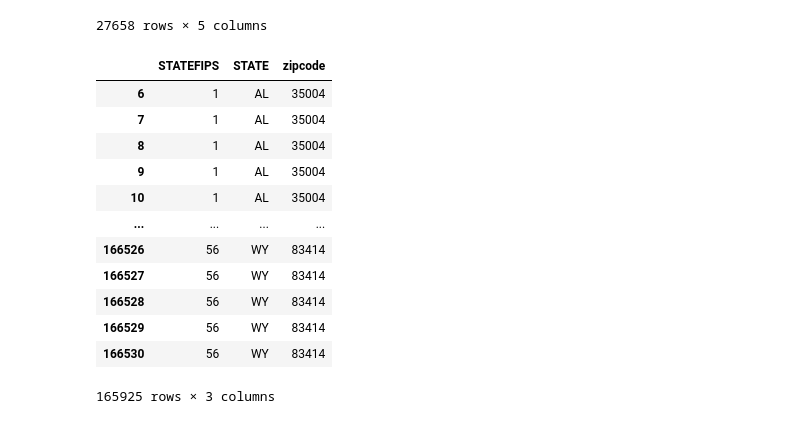
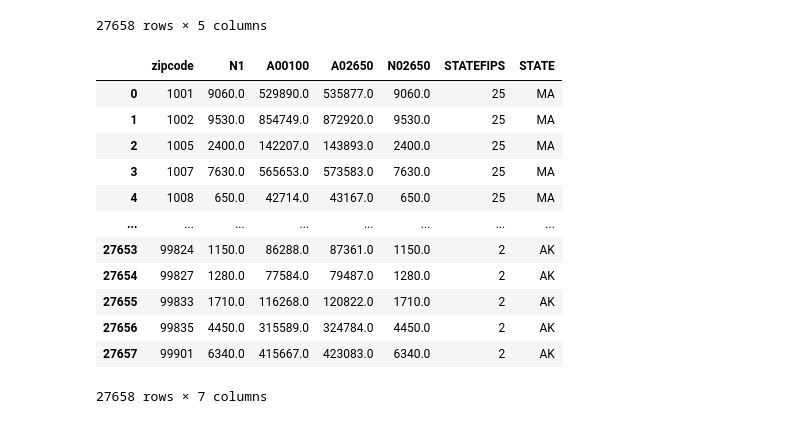
Before and after one commit to yvonneking1/socioecomics_and_your_diet, a Jupyter notebook: scratchpad.ipynb, the cells around one changed output. Cells and saved outputs as stored; diff of their text form; code cells hidden in the pictures.

```diff
--- a/scratchpad.ipynb
+++ b/scratchpad.ipynb
@@ -293,19 +293,23 @@ df3
 cols_to_keep = ["STATEFIPS", "STATE", "zipcode"]
 # %%
 state_zips = irs_df[cols_to_keep]
-# %%
-state_zips
-# %% [output]
-|  | STATEFIPS | STATE | zipcode |
-| 6 | 1 | AL | 35004 |
-| 7 | 1 | AL | 35004 |
-| 8 | 1 | AL | 35004 |
-| 9 | 1 | AL | 35004 |
-| 10 | 1 | AL | 35004 |
-| ... | ... | ... | ... |
-| 166526 | 56 | WY | 83414 |
-| 166527 | 56 | WY | 83414 |
-| 166528 | 56 | WY | 83414 |
-| 166529 | 56 | WY | 83414 |
-| 166530 | 56 | WY | 83414 |
-165925 rows × 3 columns
+# %%
+state_zips = state_zips.drop_duplicates(subset="zipcode")
+# %%
+df4 = df3.join(state_zips.set_index("zipcode"), on="zipcode")
+# %%
+df4
+# %% [output]
+|  | zipcode | N1 | A00100 | A02650 | N02650 | STATEFIPS | STATE |
+| 0 | 1001 | 9060.0 | 529890.0 | 535877.0 | 9060.0 | 25 | MA |
+| 1 | 1002 | 9530.0 | 854749.0 | 872920.0 | 9530.0 | 25 | MA |
+| 2 | 1005 | 2400.0 | 142207.0 | 143893.0 | 2400.0 | 25 | MA |
+| 3 | 1007 | 7630.0 | 565653.0 | 573583.0 | 7630.0 | 25 | MA |
+| 4 | 1008 | 650.0 | 42714.0 | 43167.0 | 650.0 | 25 | MA |
+| ... | ... | ... | ... | ... | ... | ... | ... |
+| 27653 | 99824 | 1150.0 | 86288.0 | 87361.0 | 1150.0 | 2 | AK |
+| 27654 | 99827 | 1280.0 | 77584.0 | 79487.0 | 1280.0 | 2 | AK |
+| 27655 | 99833 | 1710.0 | 116268.0 | 120822.0 | 1710.0 | 2 | AK |
+| 27656 | 99835 | 4450.0 | 315589.0 | 324784.0 | 4450.0 | 2 | AK |
+| 27657 | 99901 | 6340.0 | 415667.0 | 423083.0 | 6340.0 | 2 | AK |
+27658 rows × 7 columns
```
Also changed, not shown: parts of 4 cells of this notebook.
